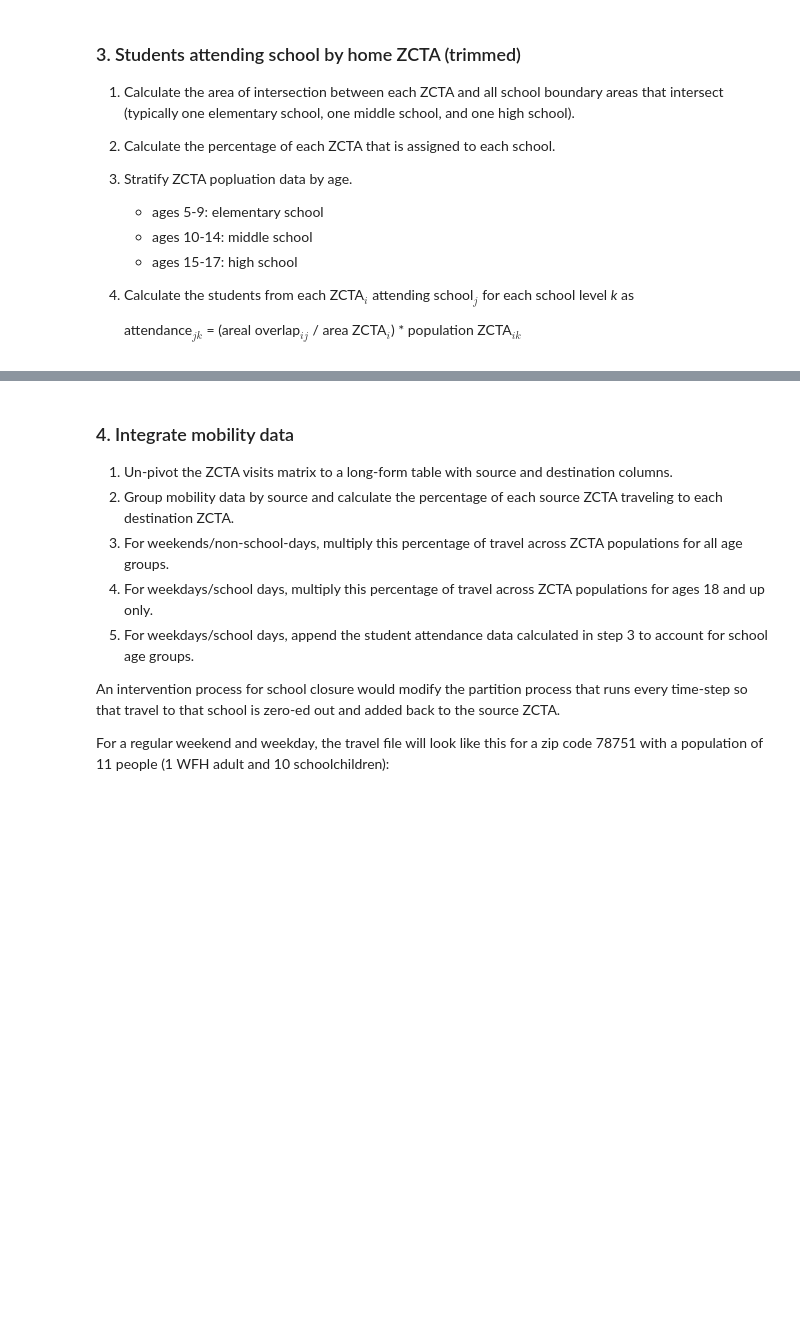
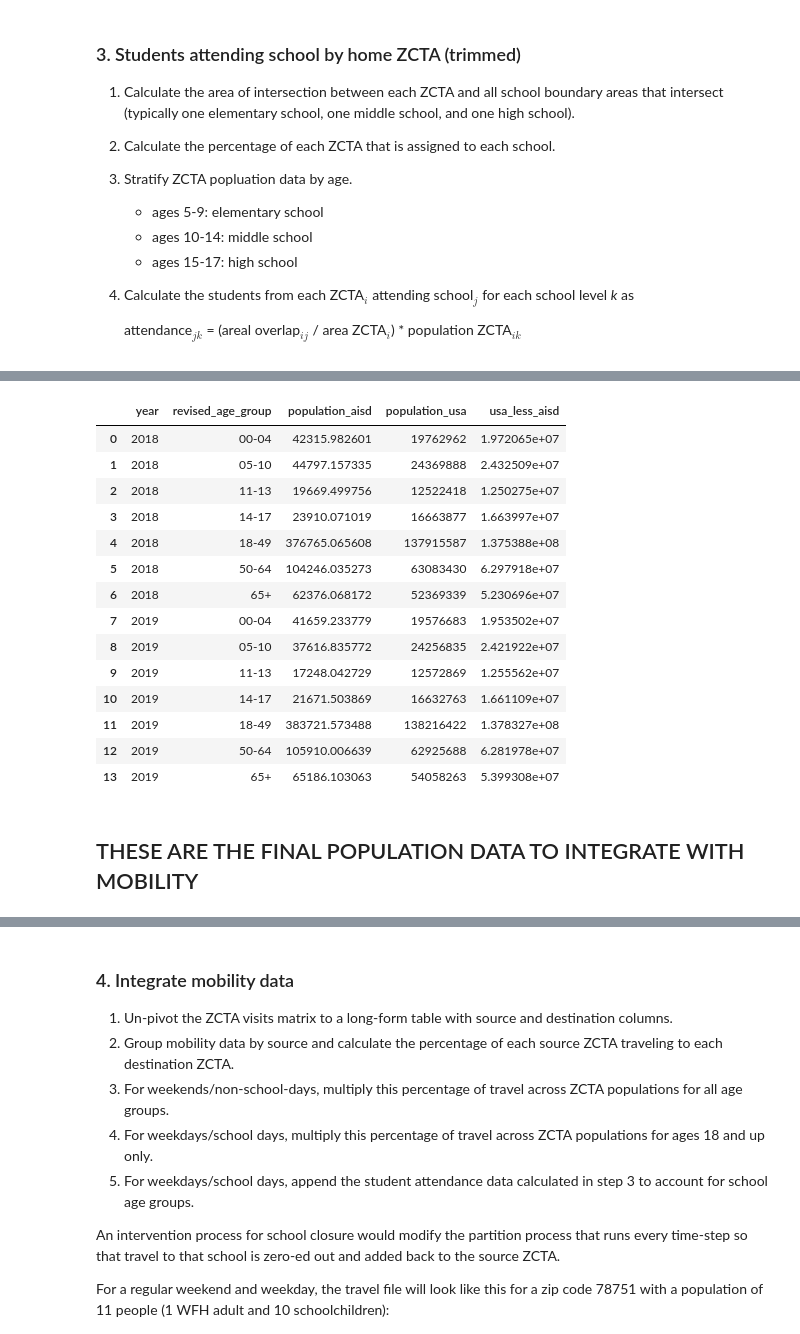
Before and after one commit to bhollo0329/epimodels, a Jupyter notebook: notebooks/AustinGranularModel/DataIntegration/AGMDataIntegration.ipynb, the cells around one changed output, grey strips where cells are left out. Saved outputs shown, nothing was run; the diff lists cells and outputs as text; code cells hidden in the pictures; blank space fills up the shorter version.

```diff
--- a/notebooks/AustinGranularModel/DataIntegration/AGMDataIntegration.ipynb
+++ b/notebooks/AustinGranularModel/DataIntegration/AGMDataIntegration.ipynb
@@ -831,0 +922,2 @@ zcta_school_overlay.to_file('/Users/kpierce/epimodels/notebooks/AustinGranularMo
+# %%
+us_pop_long_group_totals_recalc = us_pop_long.groupby(['revised_age_group', 'year'])['population'].sum().reset_index()
@@ -831,0 +940,2 @@ zcta_school_overlay.to_file('/Users/kpierce/epimodels/notebooks/AustinGranularMo
+# %%
+us_pop_1819_group_totals = us_pop_long_group_totals_recalc[us_pop_long_group_totals_recalc['year'].isin(set([2018, 2019]))]
@@ -831,0 +960,28 @@ zcta_school_overlay.to_file('/Users/kpierce/epimodels/notebooks/AustinGranularMo
+# %%
+us_aisd_totals = pd.merge(
+    school_closed_grp_totals,
+    us_pop_1819_group_totals,
+    on=['revised_age_group', 'year'],
+    suffixes=['_aisd', '_usa'],
+    how='left'
+)
+# %%
+us_aisd_totals['usa_less_aisd'] = us_aisd_totals['population_usa'] - us_aisd_totals['population_aisd']
+# %%
+us_aisd_totals
+# %% [output]
+|  | year | revised_age_group | population_aisd | population_usa | usa_less_aisd |
+| 0 | 2018 | 00-04 | 42315.982601 | 19762962 | 1.972065e+07 |
+| 1 | 2018 | 05-10 | 44797.157335 | 24369888 | 2.432509e+07 |
+| 2 | 2018 | 11-13 | 19669.499756 | 12522418 | 1.250275e+07 |
+| 3 | 2018 | 14-17 | 23910.071019 | 16663877 | 1.663997e+07 |
+| 4 | 2018 | 18-49 | 376765.065608 | 137915587 | 1.375388e+08 |
+| 5 | 2018 | 50-64 | 104246.035273 | 63083430 | 6.297918e+07 |
+| 6 | 2018 | 65+ | 62376.068172 | 52369339 | 5.230696e+07 |
+| 7 | 2019 | 00-04 | 41659.233779 | 19576683 | 1.953502e+07 |
+| 8 | 2019 | 05-10 | 37616.835772 | 24256835 | 2.421922e+07 |
+| 9 | 2019 | 11-13 | 17248.042729 | 12572869 | 1.255562e+07 |
+| 10 | 2019 | 14-17 | 21671.503869 | 16632763 | 1.661109e+07 |
+| 11 | 2019 | 18-49 | 383721.573488 | 138216422 | 1.378327e+08 |
+| 12 | 2019 | 50-64 | 105910.006639 | 62925688 | 6.281978e+07 |
+| 13 | 2019 | 65+ | 65186.103063 | 54058263 | 5.399308e+07 |
@@ -831,0 +993,2 @@ zcta_school_overlay.to_file('/Users/kpierce/epimodels/notebooks/AustinGranularMo
+# %% [markdown]
+## THESE ARE THE FINAL POPULATION DATA TO INTEGRATE WITH MOBILITY
```
Also changed, not shown: parts of 62 cells of this notebook, 3 other files.
